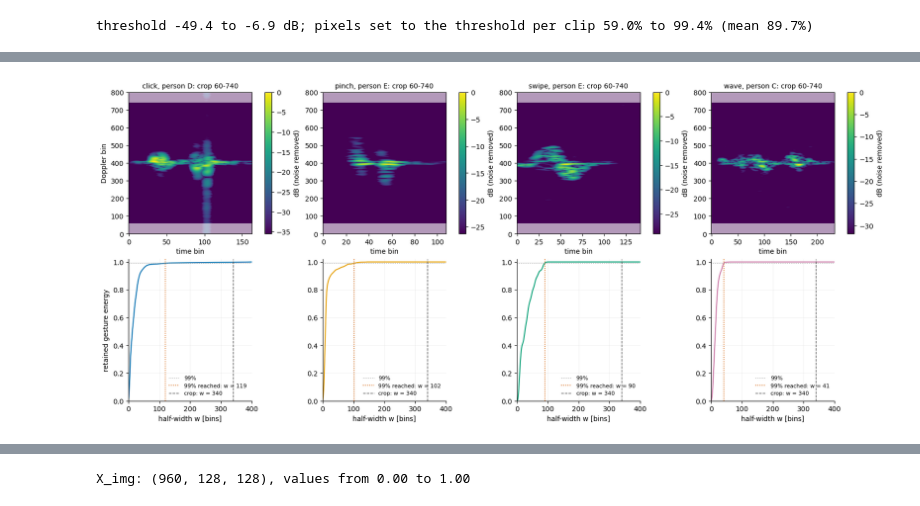
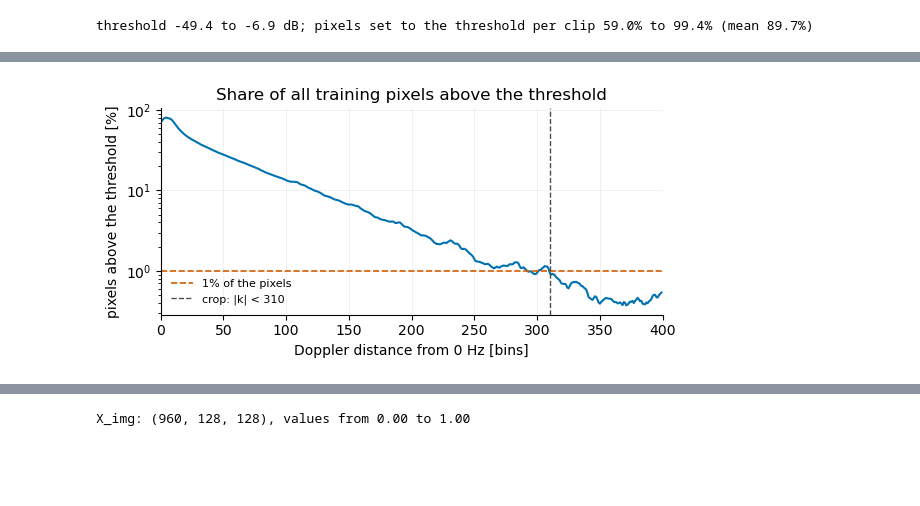
Before and after one commit to jimvanijcken/wicos, a Jupyter notebook: notebooks/2_preprocessing.ipynb, the cells around one changed output, grey strips where cells are left out. Drawn from its saved outputs; the diff is of its cells as text; code cells hidden in the pictures; blank space fills up the shorter version.

```diff
--- a/notebooks/2_preprocessing.ipynb
+++ b/notebooks/2_preprocessing.ipynb
@@ -349,11 +208,0 @@ The whole-clip median also contains gesture pixels, so it depends on how much of
-# %%
-bias = np.array([np.median(s) for s in specs]) - lvl_ref
-fig, ax = plt.subplots(figsize=(7, 3.8))
-bp = ax.boxplot([bias[gestures == G] for G in GEST], tick_labels=GEST, patch_artist=True, widths=0.6,
-                medianprops=dict(color="black"))
-for patch, G in zip(bp["boxes"], GEST):
-    patch.set_facecolor(C_GEST[G]); patch.set_alpha(0.6)
-ax.axhline(0, color="0.3", lw=1)
-ax.set(ylabel="whole-clip median − far-bin median [dB]", title="Bias of the whole-clip median as noise level")
-style(ax); plt.tight_layout(); plt.show()
-print(pd.Series(bias).groupby(gestures).describe()[["50%", "max"]].round(2))
@@ -381,44 +219,41 @@ the second the smallest $w$ over all training clips.
 # %%
-ENERGY_KEPT = 0.99
-half_widths = np.arange(ZD + 1)
-W_CROP = preprocessing.FAR_OFFSET                       # half-width of the crop
+TIME_FRAC = 0.01            # a bin is removed if at most this share of its pixels (all training clips) is above the threshold
 
-def retained_energy(x_clean, thr):
-    # share of the clip's gesture energy inside [400 - w, 400 + w), for every half-width w
-    energy = (10 ** (x_clean / 10) - 10 ** (thr / 10)).sum(axis=1)      # gesture energy per Doppler bin
-    cum = np.r_[0, np.cumsum(energy / energy.sum())]
-    return cum[ZD + half_widths] - cum[ZD - half_widths]
+def half_width(removable):
+    # smallest w such that every bin with |k| >= w is removable (w = 401: nothing can be removed)
+    keep = dist[~removable]
+    return keep.max() + 1 if keep.size else 0
 
-retained = np.stack([retained_energy(xc, t) for xc, t in cleaned])      # clips x w
-w_kept = np.argmax(retained >= ENERGY_KEPT, axis=1)                    # smallest w that keeps ENERGY_KEPT
+above = [s > t for s, t in zip(specs, thresholds)]                                  # pixels above the threshold
+pooled = sum(a.sum(1) for a in above) / sum(a.shape[1] for a in above)               # share of all pixels, per bin
+w_pool = half_width(pooled <= TIME_FRAC)
 
-# one example clip per gesture: the clip with the median SNR of that gesture
+fig, ax = plt.subplots(figsize=(6,3))
+k_pos = np.arange(ZD)
+pooled_k = pd.Series(pooled).groupby(dist).max().reindex(k_pos)                      # worst of the two sides
+ax.plot(k_pos, 100 * pooled_k, color="#0072B2", lw=1.5)
+ax.axhline(100 * TIME_FRAC, color="#D55E00", ls="--", lw=1.2, label=f"{TIME_FRAC:.0%} of the pixels")
+if w_pool <= ZD:
+    ax.axvline(w_pool, color="0.3", ls="--", lw=1, label=f"crop: |k| < {w_pool}")
+ax.set(yscale="log", xlim=(0, ZD), xlabel="Doppler distance from 0 Hz [bins]", ylabel="pixels above the threshold [%]",
+       title="Share of all training pixels above the threshold")
+ax.legend(frameon=False, fontsize=8)
+style(ax)
+plt.tight_layout(); plt.savefig(FIG_DIR / "crop_rule.pdf", bbox_inches="tight"); plt.show()
+
+if w_pool > ZD:
+    print("no bin can be removed")
+else:
+    print(f"crop |k| < {w_pool}, bins {ZD - w_pool}-{ZD + w_pool - 1} ({2 * w_pool} bins, "
+          f"Doppler factor {2 * w_pool / 128:.1f} after resizing)")
+print(f"share in the far bins: {100 * pooled[far].mean():.2f}% (pure noise: {100 * P_FA:.1f}%)")
+print(f"pipeline: DOPPLER_CROP = bins {preprocessing.DOPPLER_CROP[0]}-{preprocessing.DOPPLER_CROP[1] - 1}")
+
+# example clips for the last section: the clip with the median SNR of each gesture
+snr = -lvl_ref                                                      # 0 dB peak - noise level
 examples = []
 for G in GEST:
     ii = np.flatnonzero(gestures == G)
     examples.append(ii[np.argsort(snr[ii])[len(ii) // 2]])
-
-fig, axes = plt.subplots(2, len(examples), figsize=(4 * len(examples), 7), constrained_layout=True)
-for col, i in zip(axes.T, examples):
-    x_clean = cleaned[i][0]
-    im = col[0].imshow(x_clean, aspect="auto", origin="lower", cmap="viridis")
-    col[0].axhspan(0, preprocessing.DOPPLER_CROP[0], color="white", alpha=0.6, lw=0)
-    col[0].axhspan(preprocessing.DOPPLER_CROP[1], N_DOPPLER, color="white", alpha=0.6, lw=0)
-    col[0].set_title(f"{gestures[i]}, person {persons[i]}: crop {preprocessing.DOPPLER_CROP[0]}-{preprocessing.DOPPLER_CROP[1]}",
-                     fontsize=10)
-    col[0].set(xlabel="time bin", ylim=(0, N_DOPPLER))
-    fig.colorbar(im, ax=col[0], label="dB (noise removed)")
-
-    col[1].plot(half_widths, retained[i], color=C_GEST[gestures[i]], lw=1.5)
-    col[1].axhline(ENERGY_KEPT, color="0.6", ls=":", lw=1, label=f"{ENERGY_KEPT:.0%}")
-    col[1].axvline(w_kept[i], color="#D55E00", ls=":", lw=1.2, label=f"{ENERGY_KEPT:.0%} reached: w = {w_kept[i]}")
-    col[1].axvline(W_CROP, color="0.3", ls="--", lw=1, label=f"crop: w = {W_CROP}")
-    col[1].set(ylim=(0, 1.02), xlim=(0, ZD), xlabel="half-width w [bins]")
-    col[1].legend(frameon=False, fontsize=8, loc="lower right")
-    style(col[1])
-axes[0, 0].set_ylabel("Doppler bin")
-axes[1, 0].set_ylabel("retained gesture energy")
-fig.savefig(FIG_DIR / "prepro_crop.pdf", bbox_inches="tight")
-plt.show()
 # %% [output]
-[figure, old version]
+[figure, new version]
```
Also changed, not shown: parts of 28 cells of this notebook, 40 other files.
